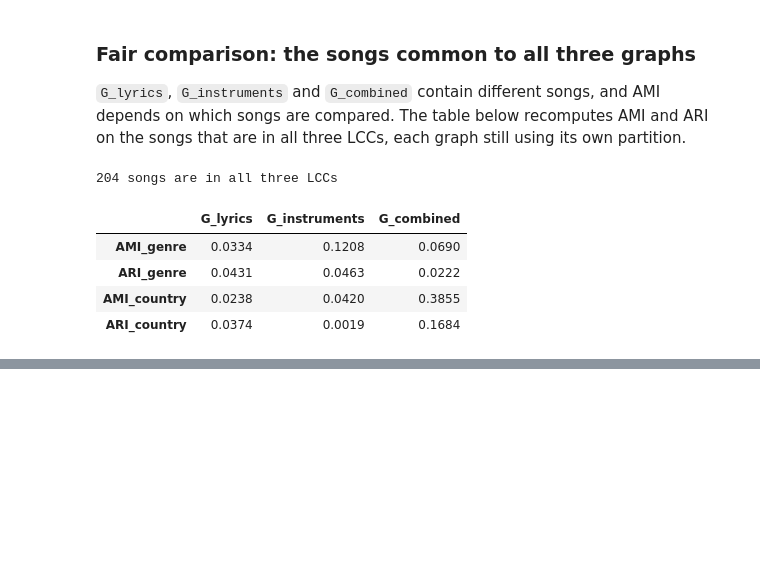
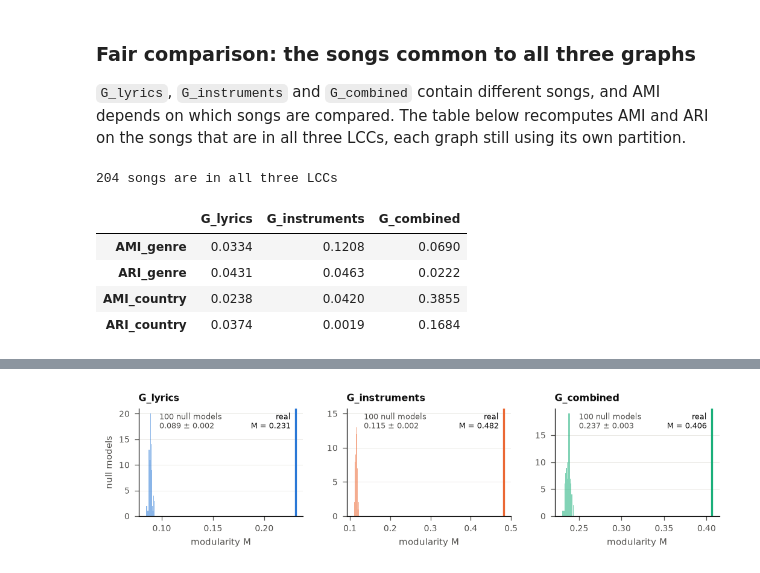
Before and after one commit to CRisager/SocialGraphs_FinalProject, a Jupyter notebook: notebooks/analysis.ipynb, the cells around one changed output, grey strips where cells are left out. Drawn from its saved outputs; the diff is of its cells as text; code cells hidden in the pictures; blank space fills up the shorter version.

```diff
--- a/notebooks/analysis.ipynb
+++ b/notebooks/analysis.ipynb
@@ -518,0 +529,19 @@ step5_common.round(4)
+# %%
+from src import nulls
+
+N_NULL = 100
+null_file = RESULTS_DIR / "step6a_null_modularity.csv"
+if null_file.exists() and os.environ.get("RERUN_NULLS") != "1":
+    null_M = pd.read_csv(null_file)
+    print(f"Loaded {len(null_M)} null-model values from {null_file.name}")
+else:
+    null_M = pd.concat([pd.DataFrame({"graph": name, "null": range(N_NULL),
+                                      "M": nulls.modularity_null(g, N_NULL, seed=SEED)})
+                        for name, g in lcc.items()])
+    null_M.to_csv(null_file, index=False)
+
+M_real = {name: nx.community.modularity(g, partitions[name], weight="weight") for name, g in lcc.items()}
+step6a = pd.DataFrame({name: nulls.null_summary(M_real[name], null_M.loc[null_M.graph == name, "M"].to_numpy())
+                       for name in lcc})
+step6a.T.to_csv(RESULTS_DIR / "step6a_modularity_null.csv")
+step6a.apply(lambda col: col.map(lambda x: f"{x:,.4g}"))
@@ -518,0 +557,5 @@ step5_common.round(4)
+# %%
+fig = plotting.null_panels({name: null_M.loc[null_M.graph == name, "M"].to_numpy() for name in lcc},
+                           M_real, name="modularity_null")
+# %% [output]
+[figure, added]
```
Also changed, not shown: parts of 2 cells of this notebook, 12 other files.
